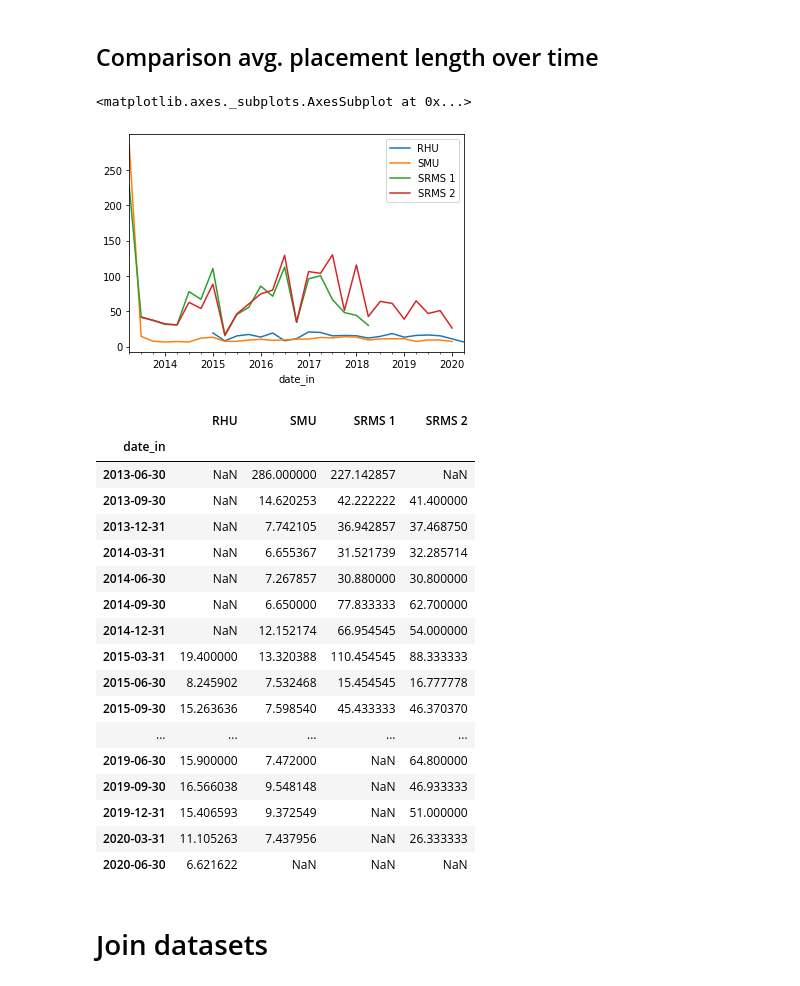
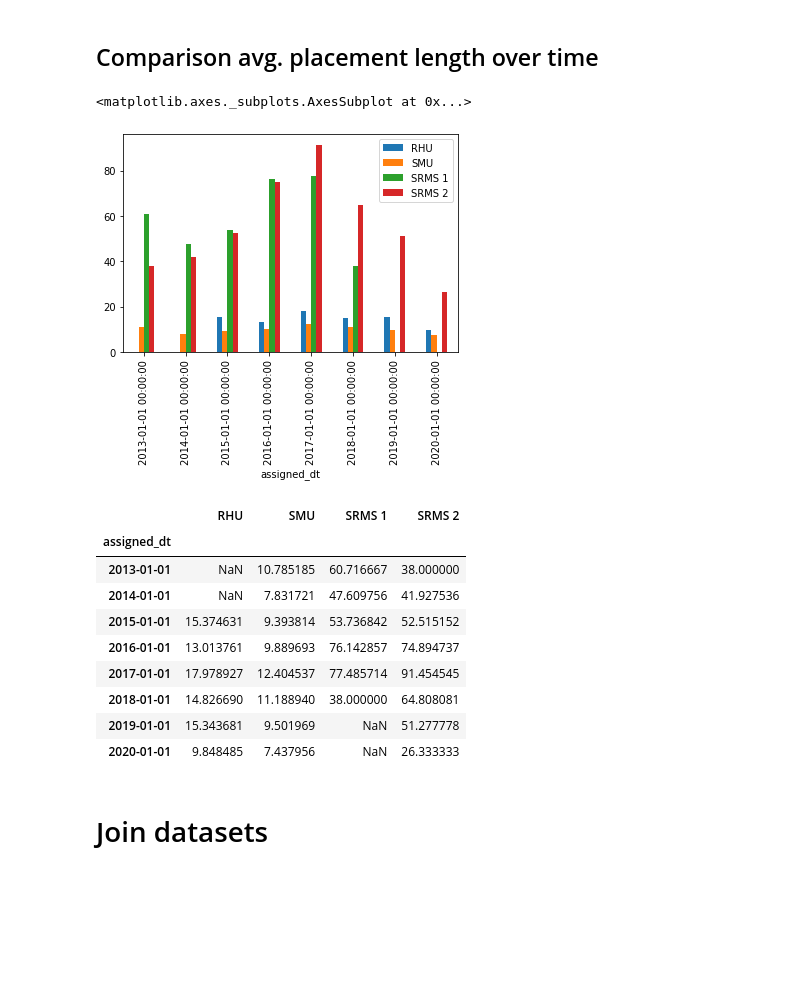
Before and after one commit to UWCHR/nwdc-seg, a Jupyter notebook: analyze/note/smu-rhu.ipynb, the cells around one changed output. Saved outputs shown, nothing was run; the diff lists cells and outputs as text; code cells hidden in the pictures; blank space fills up the shorter version.

```diff
--- a/analyze/note/smu-rhu.ipynb
+++ b/analyze/note/smu-rhu.ipynb
@@ -674,41 +674,33 @@ data.loc['2015']
 # %% [markdown]
 ## Comparison avg. placement length over time
 # %%
-smu_mean = smu.set_index('assigned_dt').groupby([pd.Grouper(freq='Q')])['days_calc'].mean()
+smu_mean = smu.set_index('assigned_dt').groupby([pd.Grouper(freq='AS')])['days_calc'].mean()
 # %%
-rhu_mean = rhu.set_index('date_in').groupby([pd.Grouper(freq='Q')])['total_days'].mean()
+rhu_mean = rhu.set_index('date_in').groupby([pd.Grouper(freq='AS')])['total_days'].mean()
 # %%
-srms_1_mean = srms_1.set_index('placement_date').groupby([pd.Grouper(freq='Q')])['days_calc'].mean()
+srms_1_mean = srms_1.set_index('placement_date').groupby([pd.Grouper(freq='AS')])['days_calc'].mean()
 # %%
-srms_2_mean = srms_2.set_index('placement_date').groupby([pd.Grouper(freq='Q')])['days_calc'].mean()
+srms_2_mean = srms_2.set_index('placement_date').groupby([pd.Grouper(freq='AS')])['days_calc'].mean()
 # %%
 data = pd.concat([rhu_mean, smu_mean, srms_1_mean, srms_2_mean], axis=1)
 data.columns = ['RHU', 'SMU', 'SRMS 1', 'SRMS 2']
-data.plot()
+data.plot(kind='bar')
 # %% [output]
 <matplotlib.axes._subplots.AxesSubplot at 0x...>
-[figure, old version]
+[figure, new version]
 # %%
 data
 # %% [output]
 |  | RHU | SMU | SRMS 1 | SRMS 2 |
-| date_in |  |  |  |  |
-| 2013-06-30 | NaN | 286.000000 | 227.142857 | NaN |
-| 2013-09-30 | NaN | 14.620253 | 42.222222 | 41.400000 |
-| 2013-12-31 | NaN | 7.742105 | 36.942857 | 37.468750 |
-| 2014-03-31 | NaN | 6.655367 | 31.521739 | 32.285714 |
-| 2014-06-30 | NaN | 7.267857 | 30.880000 | 30.800000 |
-| 2014-09-30 | NaN | 6.650000 | 77.833333 | 62.700000 |
-| 2014-12-31 | NaN | 12.152174 | 66.954545 | 54.000000 |
-| 2015-03-31 | 19.400000 | 13.320388 | 110.454545 | 88.333333 |
-| 2015-06-30 | 8.245902 | 7.532468 | 15.454545 | 16.777778 |
-| 2015-09-30 | 15.263636 | 7.598540 | 45.433333 | 46.370370 |
-| ... | ... | ... | ... | ... |
-| 2019-06-30 | 15.900000 | 7.472000 | NaN | 64.800000 |
-| 2019-09-30 | 16.566038 | 9.548148 | NaN | 46.933333 |
-| 2019-12-31 | 15.406593 | 9.372549 | NaN | 51.000000 |
-| 2020-03-31 | 11.105263 | 7.437956 | NaN | 26.333333 |
-| 2020-06-30 | 6.621622 | NaN | NaN | NaN |
+| assigned_dt |  |  |  |  |
+| 2013-01-01 | NaN | 10.785185 | 60.716667 | 38.000000 |
+| 2014-01-01 | NaN | 7.831721 | 47.609756 | 41.927536 |
+| 2015-01-01 | 15.374631 | 9.393814 | 53.736842 | 52.515152 |
+| 2016-01-01 | 13.013761 | 9.889693 | 76.142857 | 74.894737 |
+| 2017-01-01 | 17.978927 | 12.404537 | 77.485714 | 91.454545 |
+| 2018-01-01 | 14.826690 | 11.188940 | 38.000000 | 64.808081 |
+| 2019-01-01 | 15.343681 | 9.501969 | NaN | 51.277778 |
+| 2020-01-01 | 9.848485 | 7.437956 | NaN | 26.333333 |
 # %% [markdown]
 # Join datasets
 # %%
```
Also changed, not shown: parts of 20 cells of this notebook, 3 other files.
